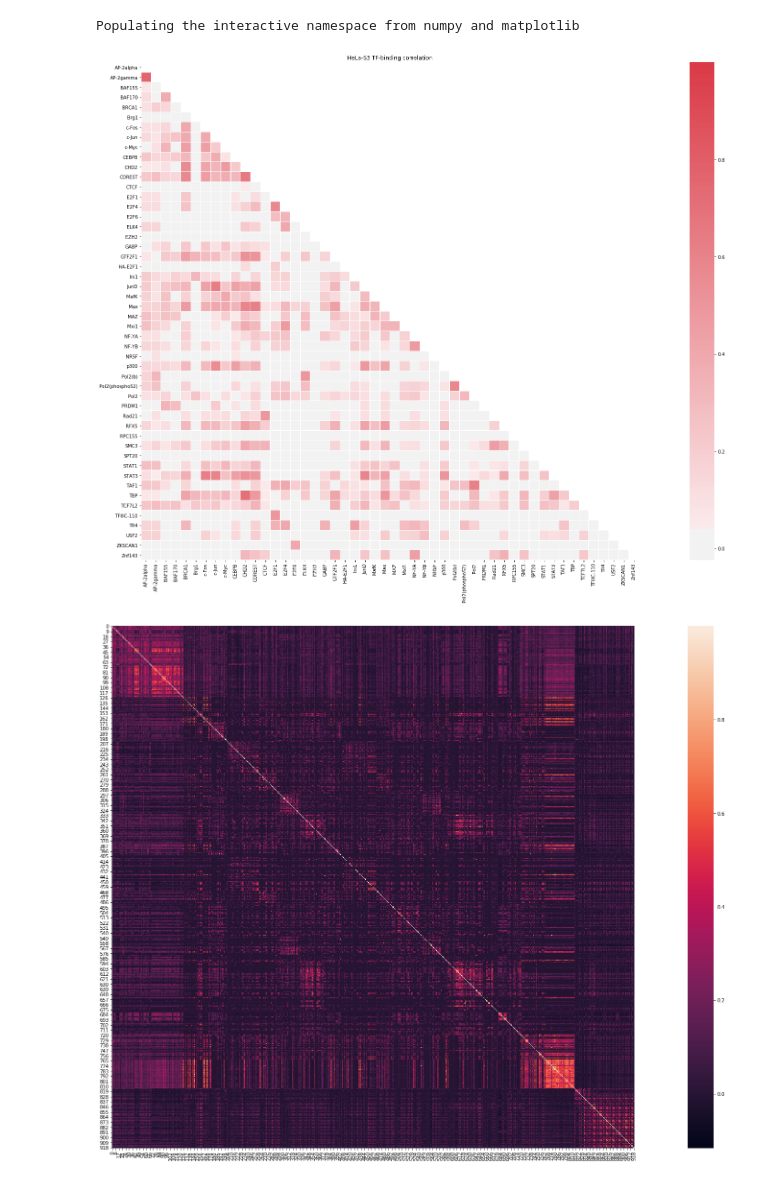
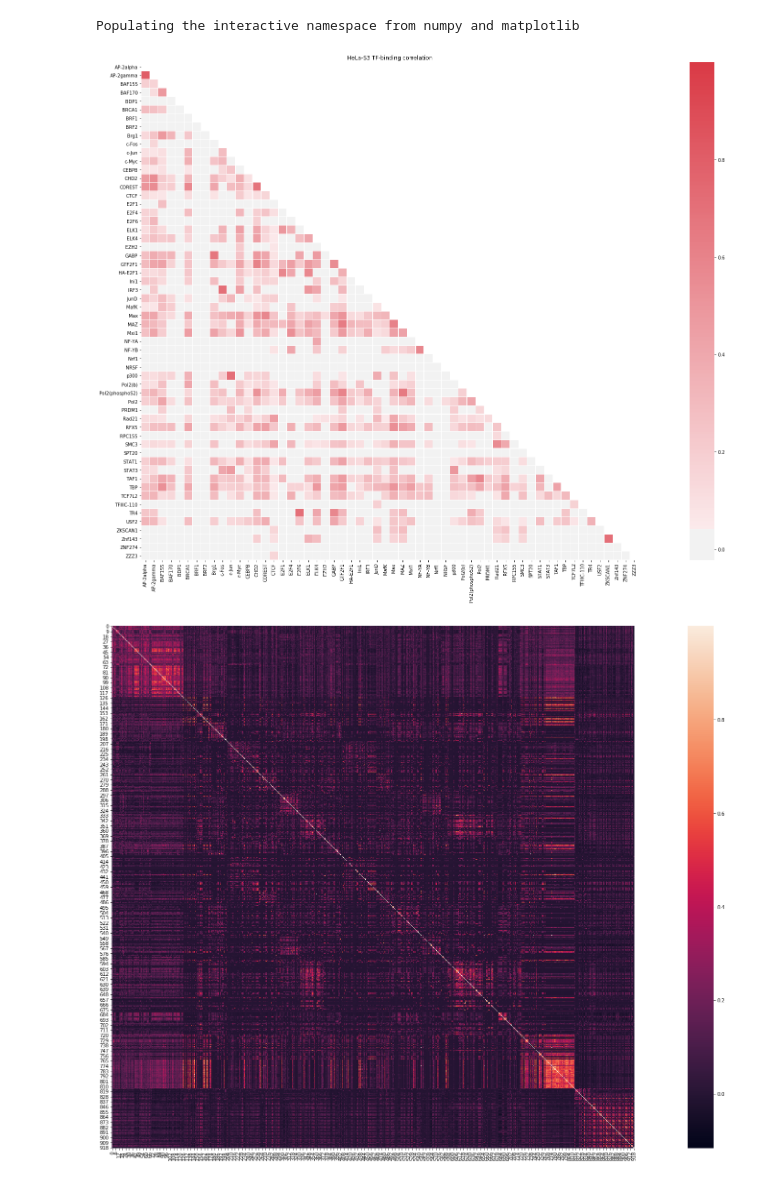
Before and after one commit to alexyku/transcription-factors, a Jupyter notebook: docs/tfti_eda.ipynb, the cells around one changed output. Cells and saved outputs as stored; diff of their text form; code cells hidden in the pictures.

```diff
--- a/docs/tfti_eda.ipynb
+++ b/docs/tfti_eda.ipynb
@@ -49,33 +49,33 @@ df = df.iloc[indices, indices]
 # %%
 def plot_correlation(df, **kwargs):
     mask = np.zeros_like(df, dtype=np.bool)
     mask[np.triu_indices_from(mask)] = True
     cmap = sns.diverging_palette(220, 10, as_cmap=True)
     def maybe_add(kwargs, key, value):
         if key not in kwargs:
             kwargs[key] = value
     maybe_add(kwargs, 'mask', mask)
     maybe_add(kwargs, 'cmap', cmap)
     maybe_add(kwargs, 'linewidths', 0)  # 0.05
     maybe_add(kwargs, 'square', True)
     maybe_add(kwargs, 'center', 0)
     sns.heatmap(df, **kwargs)
 
 # filter features
-filter_fn = lambda x: (('HeLa-S3' in x) and (x in tf_names) and (x not in nan_names))
+filter_fn = lambda x: (('HeLa-S3' in x) and (x in tf_names))
 filtered_names = np.unique(list(filter(filter_fn, names)))
 filtered_names = sorted(filtered_names, key=str.lower)
 filtered_df = df.loc[filtered_names, filtered_names]
 
 # pretty names for printing
 filtered_df.columns = [x.split('|')[1] for x in filtered_df.columns]
 filtered_df.index = [x.split('|')[1] for x in filtered_df.index]
 
 plt.figure(figsize=(40.0, 20.0))
 plt.title('HeLa-S3 TF-binding correlation')
 plot_correlation(filtered_df, linewidths=0.05)
 # %% [output]
-[figure, old version]
+[figure, new version]
 # %%
 # all 919 features
 plt.figure(figsize=(40.0, 20.0))
```
Also changed, not shown: 3 other files.
